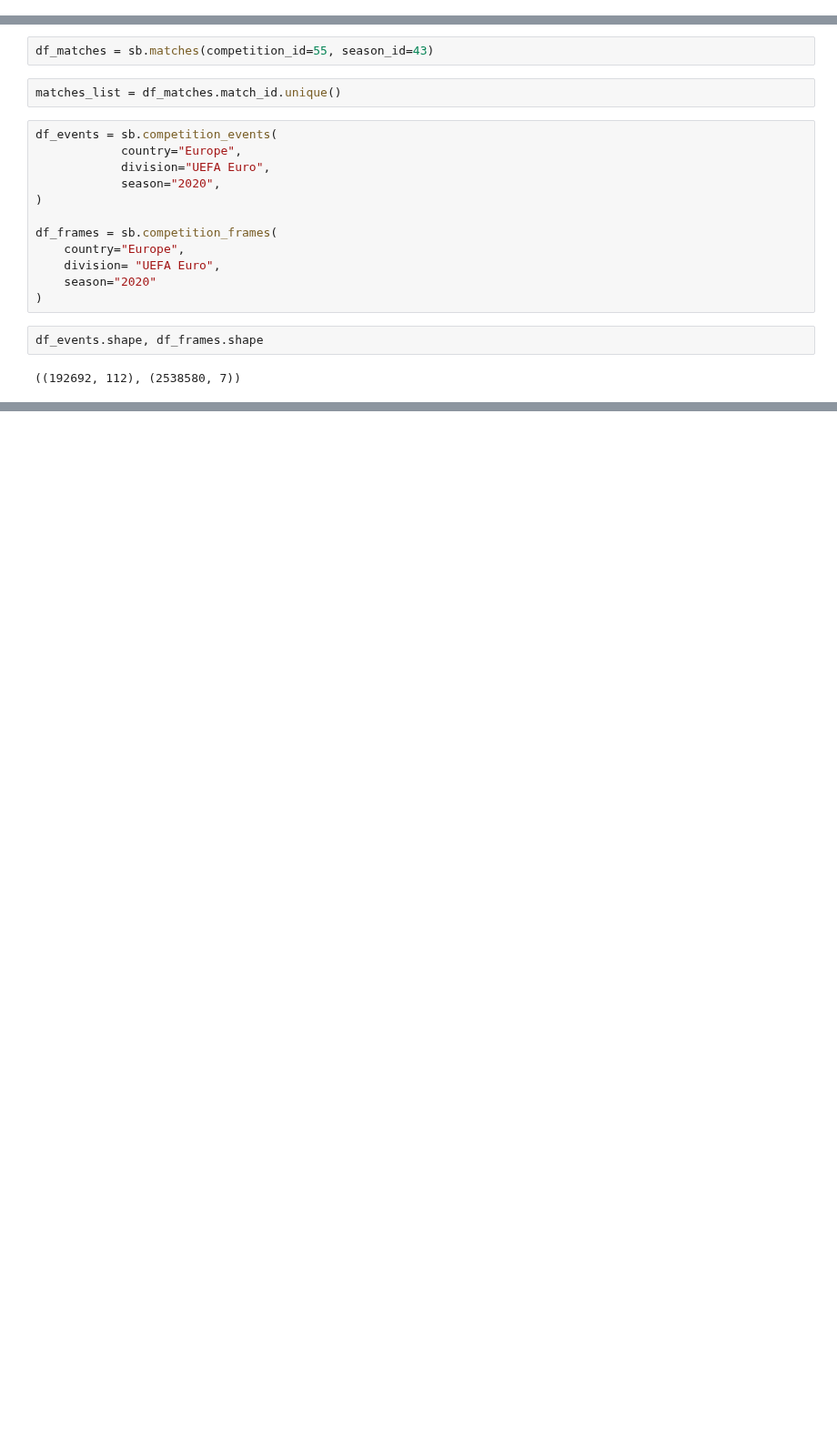
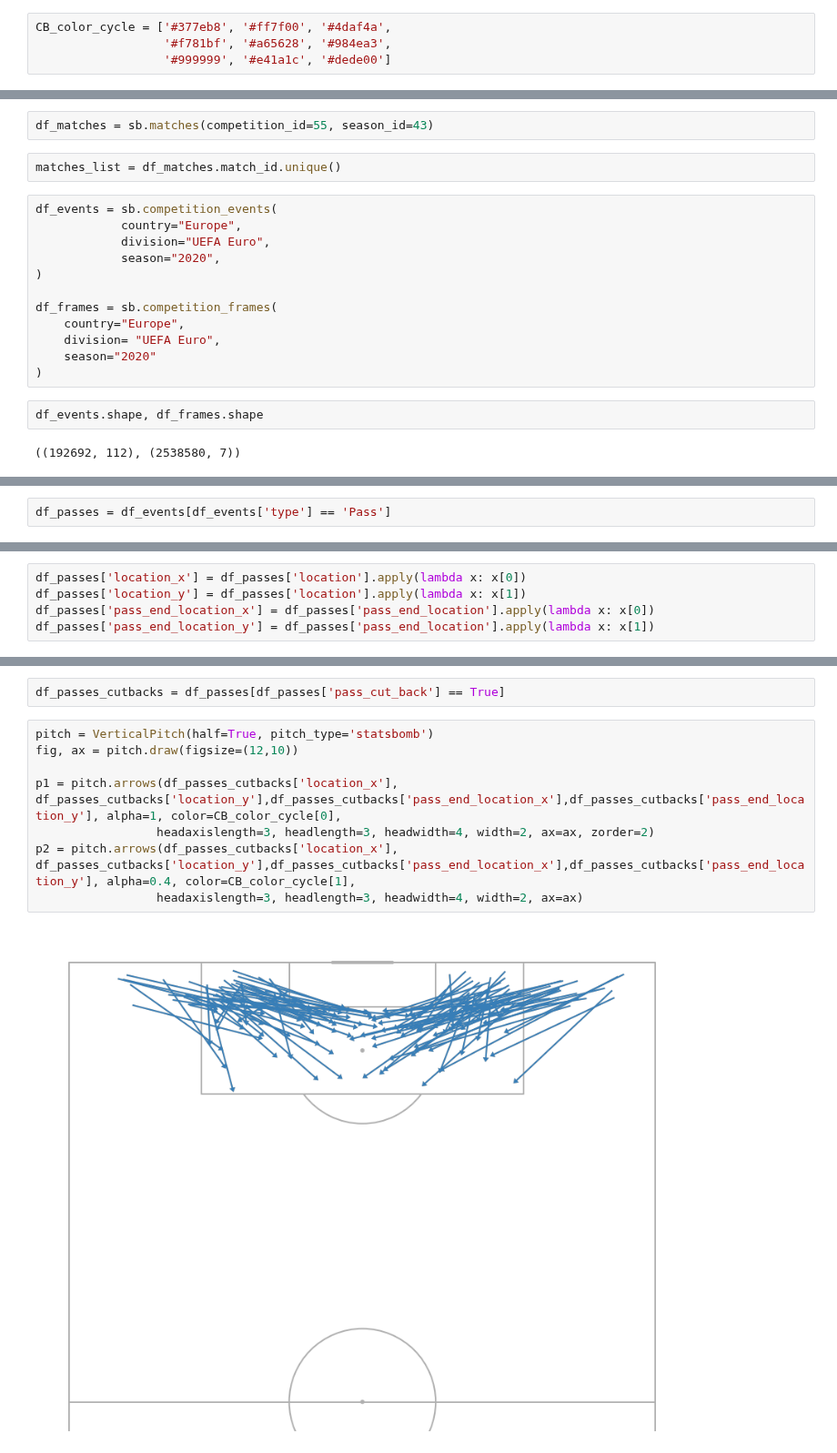
Before and after one commit to TK5-Tim/ds-projects, a Jupyter notebook: src-ftbl-internship-project/em2020_internship_project.ipynb, the cells around one changed output, grey strips where cells are left out. Shown at 91% size. Cells and saved outputs as stored; diff of their text form; blank space fills up the shorter version.

```diff
--- a/src-ftbl-internship-project/em2020_internship_project.ipynb
+++ b/src-ftbl-internship-project/em2020_internship_project.ipynb
@@ -8,5 +9,9 @@ from statsbombpy import sb
 
 pd.set_option("display.max_columns", None)
 pd.set_option("display.max_rows", None)
+# %%
+CB_color_cycle = ['#377eb8', '#ff7f00', '#4daf4a',
+                  '#f781bf', '#a65628', '#984ea3',
+                  '#999999', '#e41a1c', '#dede00']
 # %%
 df_competitions = sb.competitions()
@@ -60,0 +42,2 @@ df_events.head(5)
+# %%
+df_passes = df_events[df_events['type'] == 'Pass']
@@ -60,0 +48,5 @@ df_events.head(5)
+# %%
+df_passes['location_x'] = df_passes['location'].apply(lambda x: x[0])
+df_passes['location_y'] = df_passes['location'].apply(lambda x: x[1])
+df_passes['pass_end_location_x'] = df_passes['pass_end_location'].apply(lambda x: x[0])
+df_passes['pass_end_location_y'] = df_passes['pass_end_location'].apply(lambda x: x[1])
@@ -60,0 +126,12 @@ df_events.head(5)
+# %%
+df_passes_cutbacks = df_passes[df_passes['pass_cut_back'] == True]
+# %%
+pitch = VerticalPitch(half=True, pitch_type='statsbomb')
+fig, ax = pitch.draw(figsize=(12,10))
+
+p1 = pitch.arrows(df_passes_cutbacks['location_x'], df_passes_cutbacks['location_y'],df_passes_cutbacks['pass_end_location_x'],df_passes_cutbacks['pass_end_location_y'], alpha=1, color=CB_color_cycle[0],
+                 headaxislength=3, headlength=3, headwidth=4, width=2, ax=ax, zorder=2)
+p2 = pitch.arrows(df_passes_cutbacks['location_x'], df_passes_cutbacks['location_y'],df_passes_cutbacks['pass_end_location_x'],df_passes_cutbacks['pass_end_location_y'], alpha=0.4, color=CB_color_cycle[1],
+                 headaxislength=3, headlength=3, headwidth=4, width=2, ax=ax)
+# %% [output]
+[figure, added]
```
Also changed, not shown: parts of 17 cells of this notebook.
